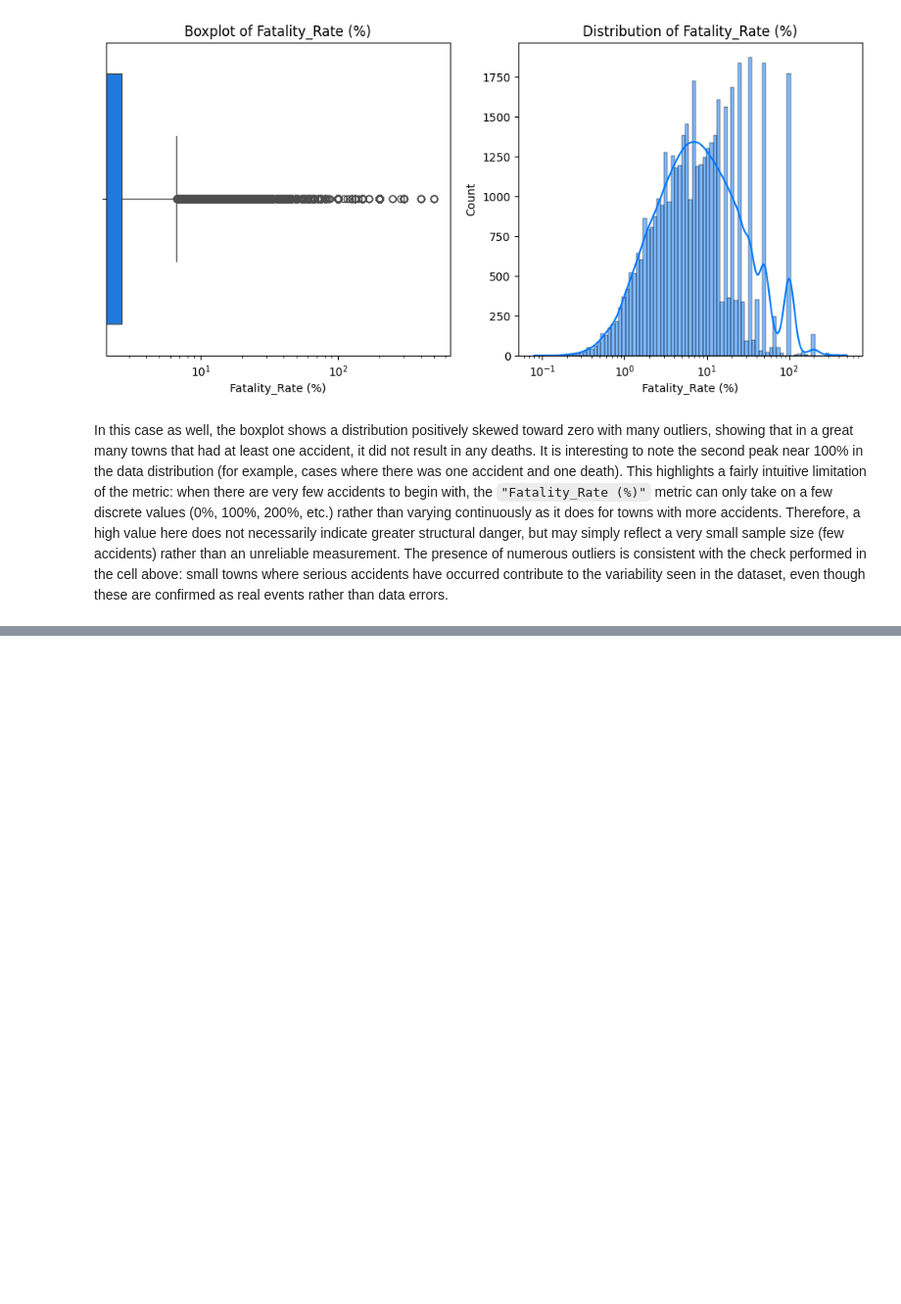
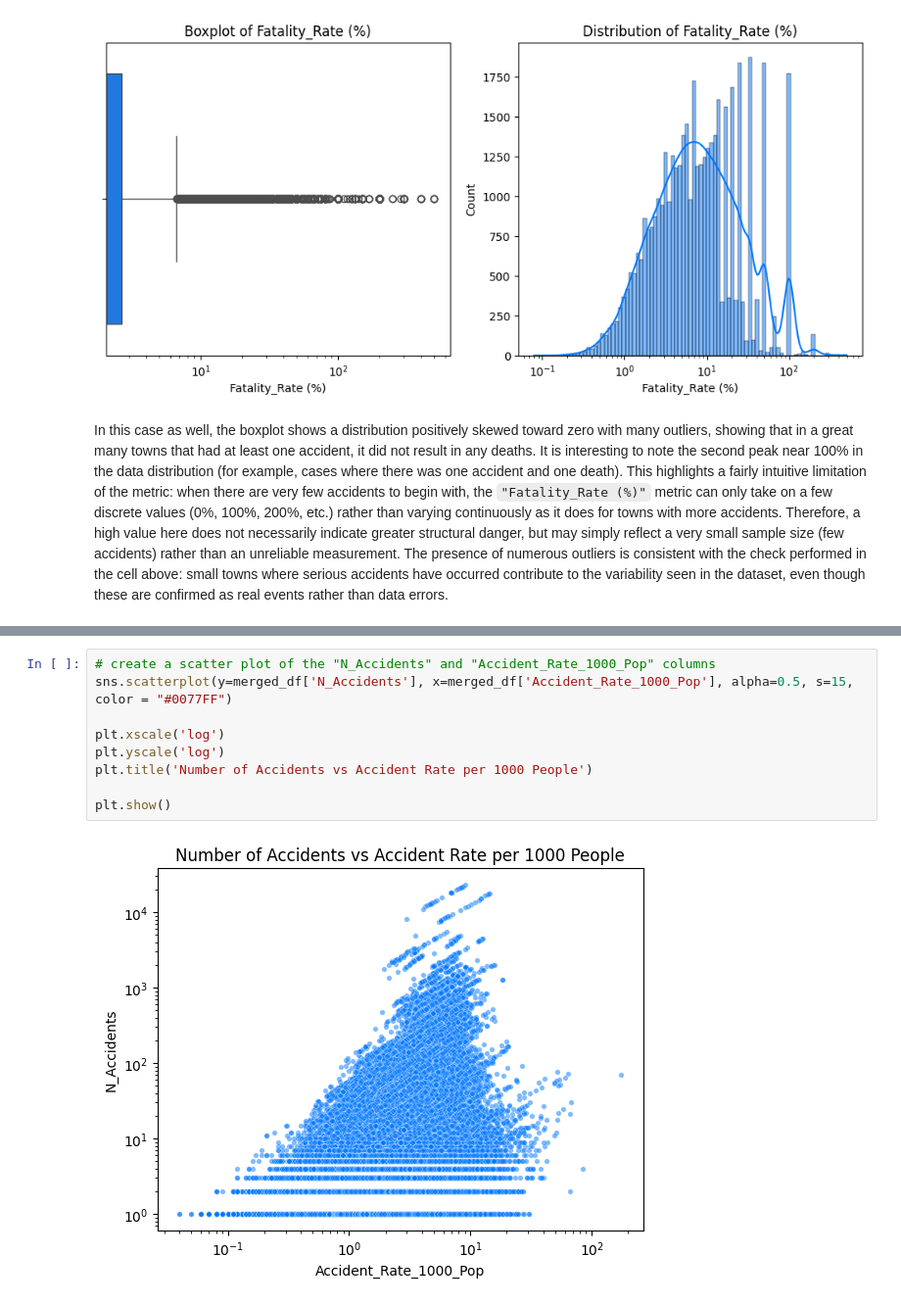
Before and after one commit to Aaronstriker/Final-Project-master-boolean-Data-Analytics, a Jupyter notebook: main_notebook.ipynb, the cells around one changed output, grey strips where cells are left out. Shown at 98% size. Drawn from its saved outputs; the diff is of its cells as text; blank space fills up the shorter version.

```diff
--- a/main_notebook.ipynb
+++ b/main_notebook.ipynb
@@ -831,0 +873,11 @@ In this case as well, the boxplot shows a distribution positively skewed toward
+# %%
+# create a scatter plot of the "N_Accidents" and "Accident_Rate_1000_Pop" columns
+sns.scatterplot(y=merged_df['N_Accidents'], x=merged_df['Accident_Rate_1000_Pop'], alpha=0.5, s=15, color = "#0077FF")
+
+plt.xscale('log')
+plt.yscale('log')
+plt.title('Number of Accidents vs Accident Rate per 1000 People')
+
+plt.show()
+# %% [output]
+[figure, added]
```
Also changed, not shown: parts of 20 cells of this notebook.
